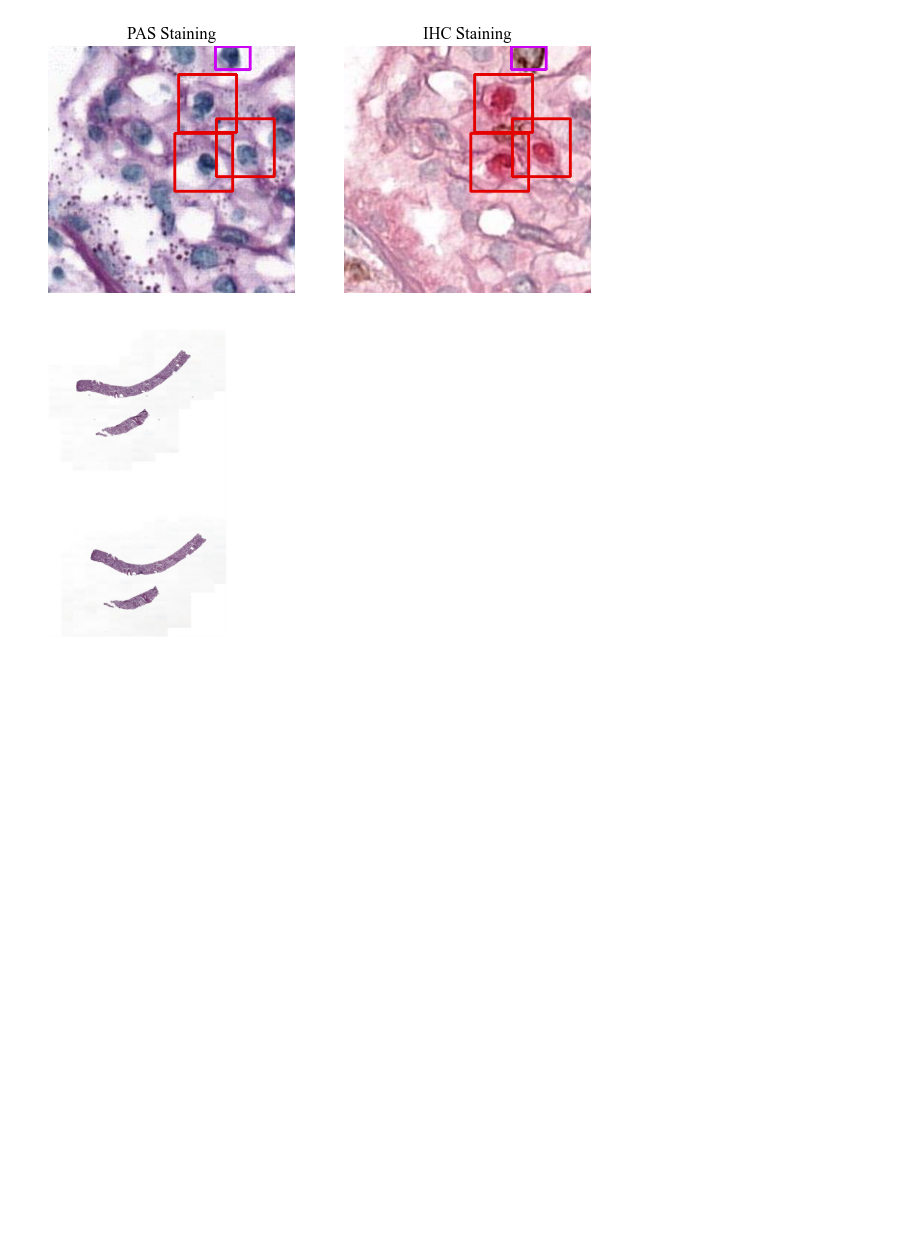
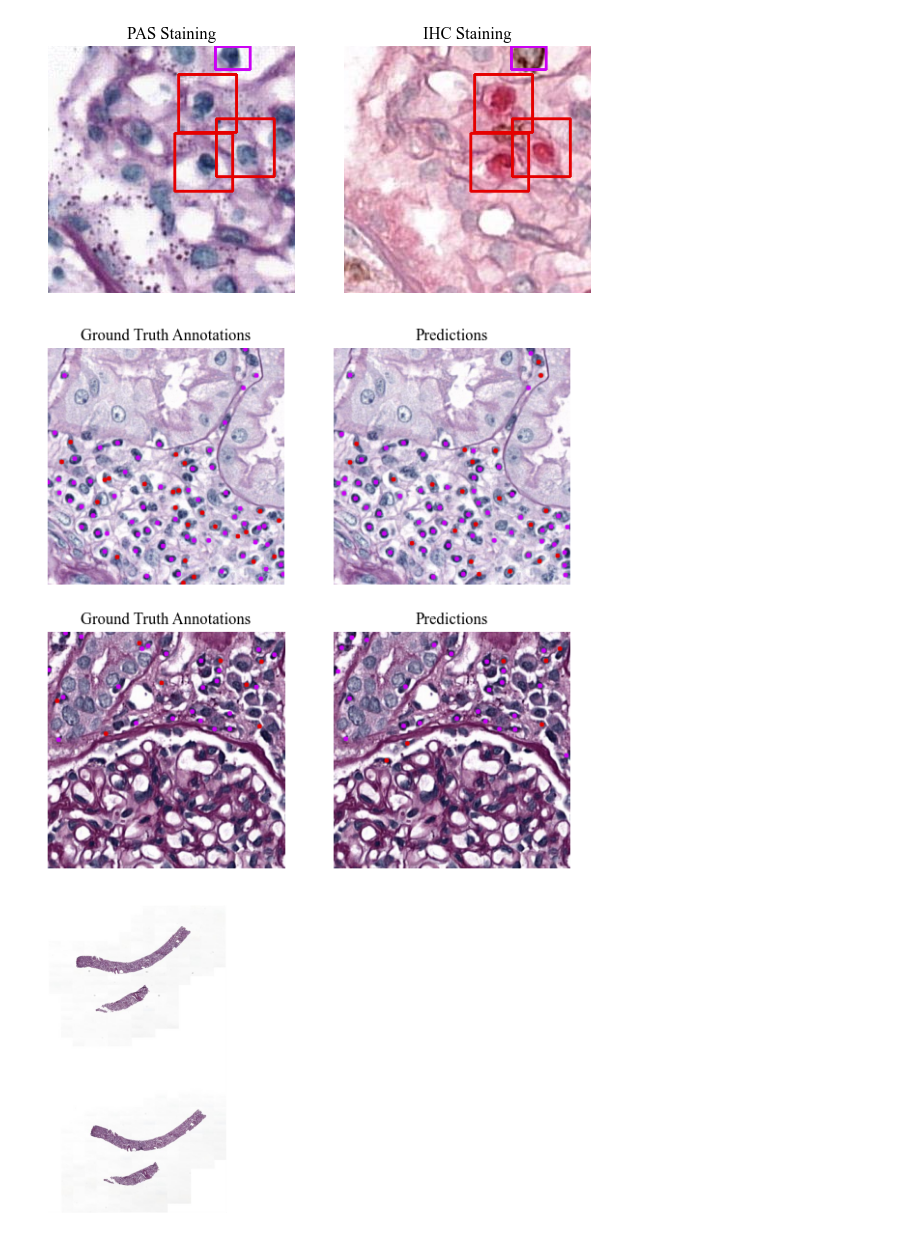
Before and after one commit to tupystep/Monkey-Challenge, a Jupyter notebook: notebooks/figures.ipynb, the cells around one changed output. Drawn from its saved outputs; the diff is of its cells as text; code cells hidden in the pictures; blank space fills up the shorter version.

Commit message:
Finalize comparison_util.py and figures.ipynb

```diff
--- a/notebooks/figures.ipynb
+++ b/notebooks/figures.ipynb
@@ -162,6 +163,48 @@ ax[1].axis('off')
 plt.show()
 # %% [output]
 [figure]
+# %%
+def draw_preds_fig(patch_pth):
+    annot_patch = cv2.imread(str(patch_pth))
+    with open(patch_pth.parents[1] / 'annotations' / patch_pth.with_suffix('.txt').name) as annot_file:
+        annotations = annot_file.readlines()
+        for line in annotations:
+            color = LYMPHOCYTE_BGR if int(line[0]) == 0 else MONOCYTE_BGR
+            line = np.array(line.strip().split()[1:]).astype(float)
+            cv2.circle(annot_patch, tuple(np.round(line).astype(int)), radius=5, color=color, thickness=-1)
+
+    pred_patch = cv2.imread(str(patch_pth))
+    yolo = YOLO('../yolo/basic_box/img512_ep100_yolo11m/weights/last.pt')
+    res = yolo.predict(patch_pth, imgsz=512, conf=0.25, max_det=None, agnostic_nms=True, iou=0.3, verbose=False)
+    boxes = res[0].cpu().numpy().boxes
+    for idx, box in enumerate(boxes.xywh):
+        color = LYMPHOCYTE_BGR if int(boxes.cls[idx]) == 0 else MONOCYTE_BGR
+        box = np.round(box).astype(int)
+        cv2.circle(pred_patch, tuple(box[:2]), radius=5, color=color, thickness=-1)
+
+    return cv2.cvtColor(annot_patch, cv2.COLOR_BGR2RGB), cv2.cvtColor(pred_patch, cv2.COLOR_BGR2RGB)
+# %%
+annot_patch1, pred_patch1 = draw_preds_fig(Path('../data/basic_box/pas-cpg512/images/A_P000022_PAS_CPG_ROI1_3.png'))
+annot_patch2, pred_patch2 = draw_preds_fig(Path('../data/basic_box/pas-cpg512/images/D_P000017_PAS_CPG_ROI0_5.png'))
+
+fig, axs = plt.subplots(2, 2, figsize=(7, 7))
+axs[0, 0].imshow(annot_patch1)
+axs[0, 0].set_title('Ground Truth Annotations')
+axs[0, 0].axis('off')
+axs[0, 1].imshow(pred_patch1)
+axs[0, 1].set_title('Predictions')
+axs[0, 1].axis('off')
+axs[1, 0].imshow(annot_patch2)
+axs[1, 0].set_title('Ground Truth Annotations')
+axs[1, 0].axis('off')
+axs[1, 1].imshow(pred_patch2)
+axs[1, 1].set_title('Predictions')
+axs[1, 1].axis('off')
+
+# fig.savefig('predictions.pdf', dpi=300, bbox_inches='tight', pad_inches=0)
+plt.show()
+# %% [output]
+[figure, added]
 # %%
 wsi = draw_wsi(Path('../data/raw/images/pas-cpg/D_P000013_PAS_CPG.tif'), level=7)
 slide = openslide.OpenSlide(Path('../data/raw/images/pas-cpg/D_P000013_PAS_CPG.tif'))
```
Also changed, not shown: parts of 2 cells of this notebook, 1 other file.
